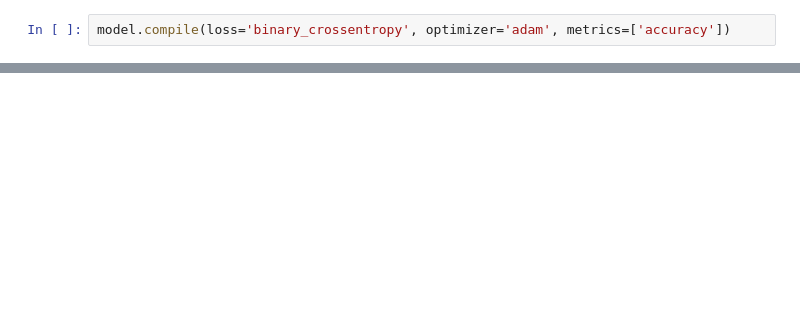
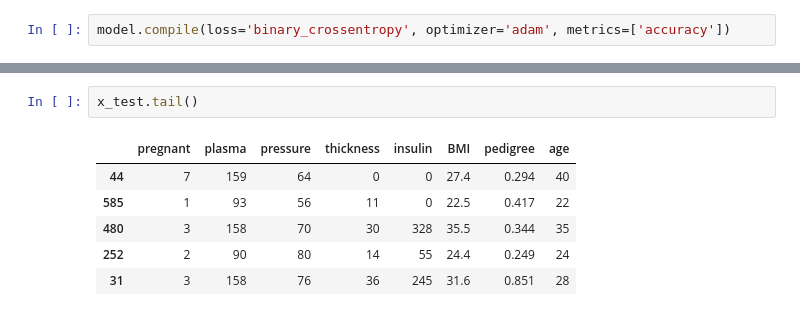
Before and after one commit to MethodFunc/DeepLearning, a Jupyter notebook: 2. model/11_피마인디언.ipynb, the cells around one changed output, grey strips where cells are left out. Drawn from its saved outputs; the diff is of its cells as text; blank space fills up the shorter version.

```diff
--- a/2. model/11_피마인디언.ipynb
+++ b/2. model/11_피마인디언.ipynb
@@ -169,0 +179,9 @@ model.evaluate(x_test, y_test, verbose=2)[1]
+# %%
+x_test.tail()
+# %% [output]
+|  | pregnant | plasma | pressure | thickness | insulin | BMI | pedigree | age |
+| 44 | 7 | 159 | 64 | 0 | 0 | 27.4 | 0.294 | 40 |
+| 585 | 1 | 93 | 56 | 11 | 0 | 22.5 | 0.417 | 22 |
+| 480 | 3 | 158 | 70 | 30 | 328 | 35.5 | 0.344 | 35 |
+| 252 | 2 | 90 | 80 | 14 | 55 | 24.4 | 0.249 | 24 |
+| 31 | 3 | 158 | 76 | 36 | 245 | 31.6 | 0.851 | 28 |
```
Also changed, not shown: parts of 10 cells of this notebook, 8 other files.
